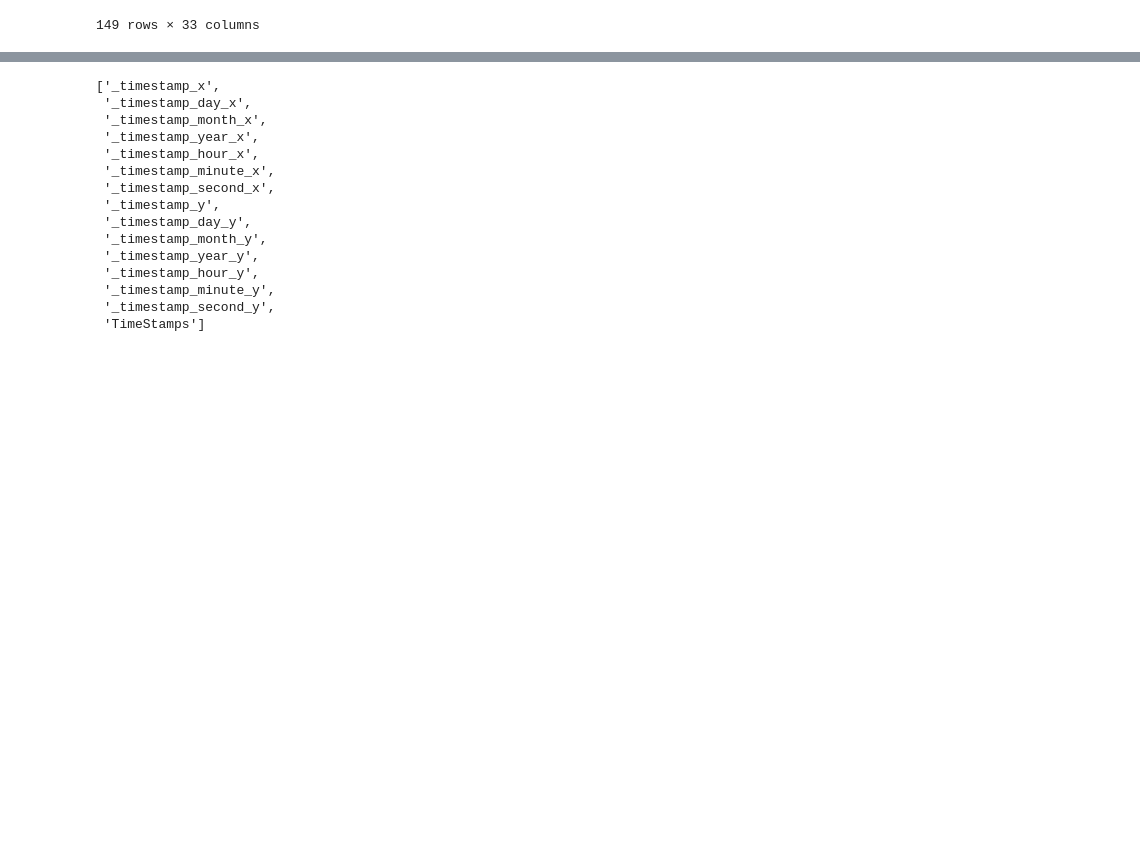
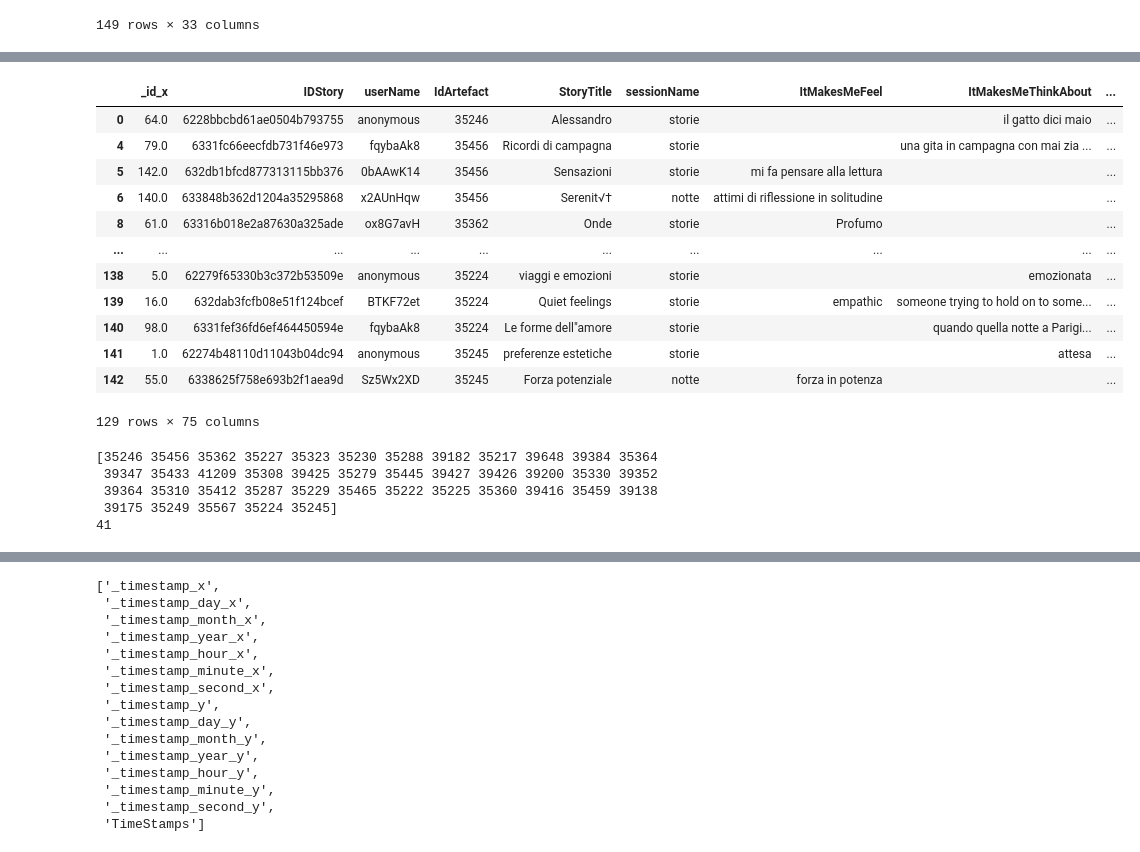
Before and after one commit to angelsanmar/community-model-api-gam, a Jupyter notebook: server-loader/prototype-clustering/examples/GAM (20221017)/GAM user interactions.ipynb, the cells around one changed output, grey strips where cells are left out. Drawn from its saved outputs; the diff is of its cells as text; code cells hidden in the pictures; blank space fills up the shorter version.

```diff
--- a/server-loader/prototype-clustering/examples/GAM (20221017)/GAM user interactions.ipynb
+++ b/server-loader/prototype-clustering/examples/GAM (20221017)/GAM user interactions.ipynb
@@ -118,0 +96,28 @@ user_interactions
+# %%
+interactions2 = pd.merge(df,artworks, on='IdArtefactString', how='right')
+interactions2.dropna(subset = ['IdArtefact'], inplace = True)
+interactions2['IdArtefact'] = interactions2['IdArtefact'].astype(int)
+interactions2
+# %% [output]
+|  | _id_x | IDStory | userName | IdArtefact | StoryTitle | sessionName | ItMakesMeFeel | ItMakesMeThinkAbout | ... |
+| 0 | 64.0 | 6228bbcbd61ae0504b793755 | anonymous | 35246 | Alessandro | storie |  | il gatto dici maio | ... |
+| 4 | 79.0 | 6331fc66eecfdb731f46e973 | fqybaAk8 | 35456 | Ricordi di campagna | storie |  | una gita in campagna con mai zia ... | ... |
+| 5 | 142.0 | 632db1bfcd877313115bb376 | 0bAAwK14 | 35456 | Sensazioni | storie | mi fa pensare alla lettura |  | ... |
+| 6 | 140.0 | 633848b362d1204a35295868 | x2AUnHqw | 35456 | Serenit√† | notte | attimi di riflessione in solitudine |  | ... |
+| 8 | 61.0 | 63316b018e2a87630a325ade | ox8G7avH | 35362 | Onde | storie | Profumo |  | ... |
+| ... | ... | ... | ... | ... | ... | ... | ... | ... | ... |
+| 138 | 5.0 | 62279f65330b3c372b53509e | anonymous | 35224 | viaggi e emozioni | storie |  | emozionata | ... |
+| 139 | 16.0 | 632dab3fcfb08e51f124bcef | BTKF72et | 35224 | Quiet feelings | storie | empathic | someone trying to hold on to some... | ... |
+| 140 | 98.0 | 6331fef36fd6ef464450594e | fqybaAk8 | 35224 | Le forme dell"amore | storie |  | quando quella notte a Parigi... | ... |
+| 141 | 1.0 | 62274b48110d11043b04dc94 | anonymous | 35245 | preferenze estetiche | storie |  | attesa | ... |
+| 142 | 55.0 | 6338625f758e693b2f1aea9d | Sz5Wx2XD | 35245 | Forza potenziale | notte | forza in potenza |  | ... |
+129 rows × 75 columns
+# %%
+print(pd.unique(interactions2['IdArtefact']))
+print(len(pd.unique(interactions2['IdArtefact'])))
+# %% [output]
+[35246 35456 35362 35227 35323 35230 35288 39182 35217 39648 39384 35364
+ 39347 35433 41209 35308 39425 35279 35445 39427 39426 39200 35330 39352
+ 39364 35310 35412 35287 35229 35465 35222 35225 35360 39416 35459 39138
+ 39175 35249 35567 35224 35245]
+41
```
Also changed, not shown: parts of 15 cells of this notebook, 26 other files.
